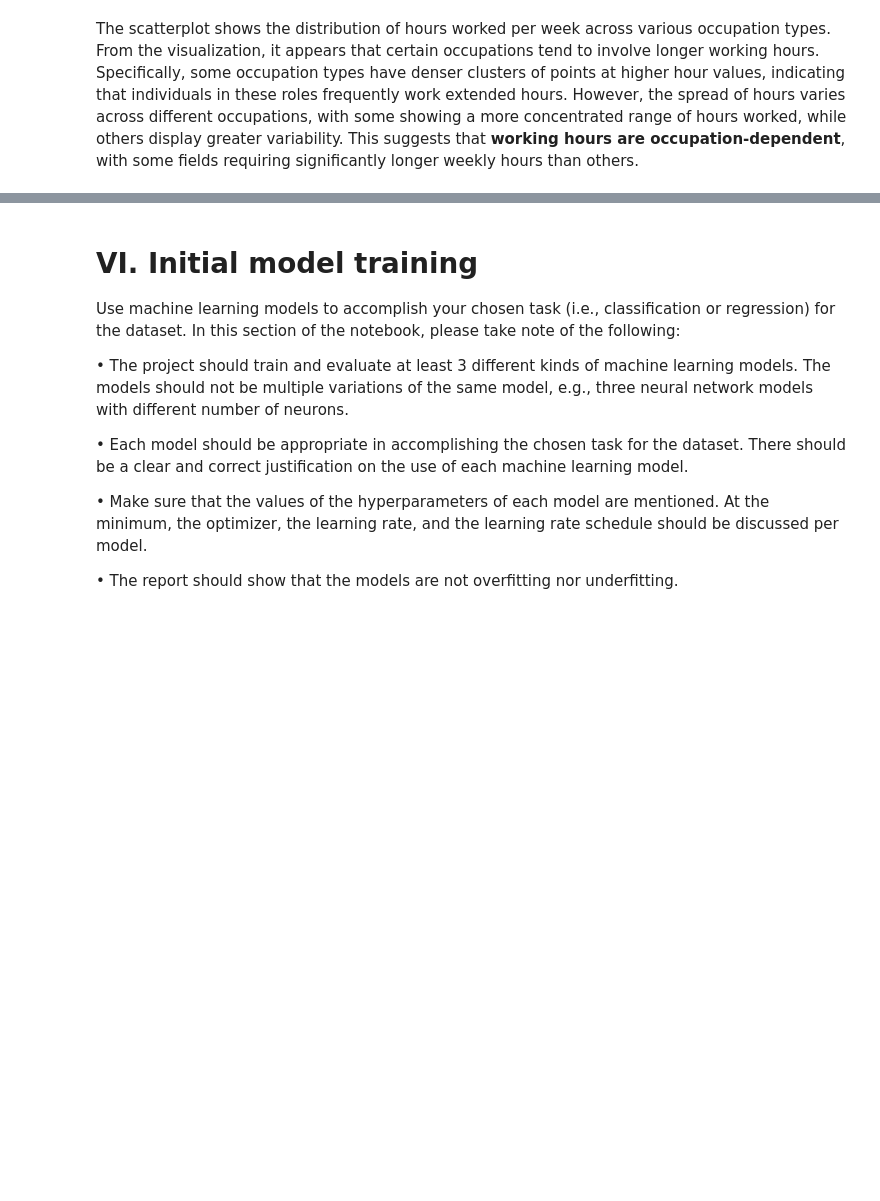
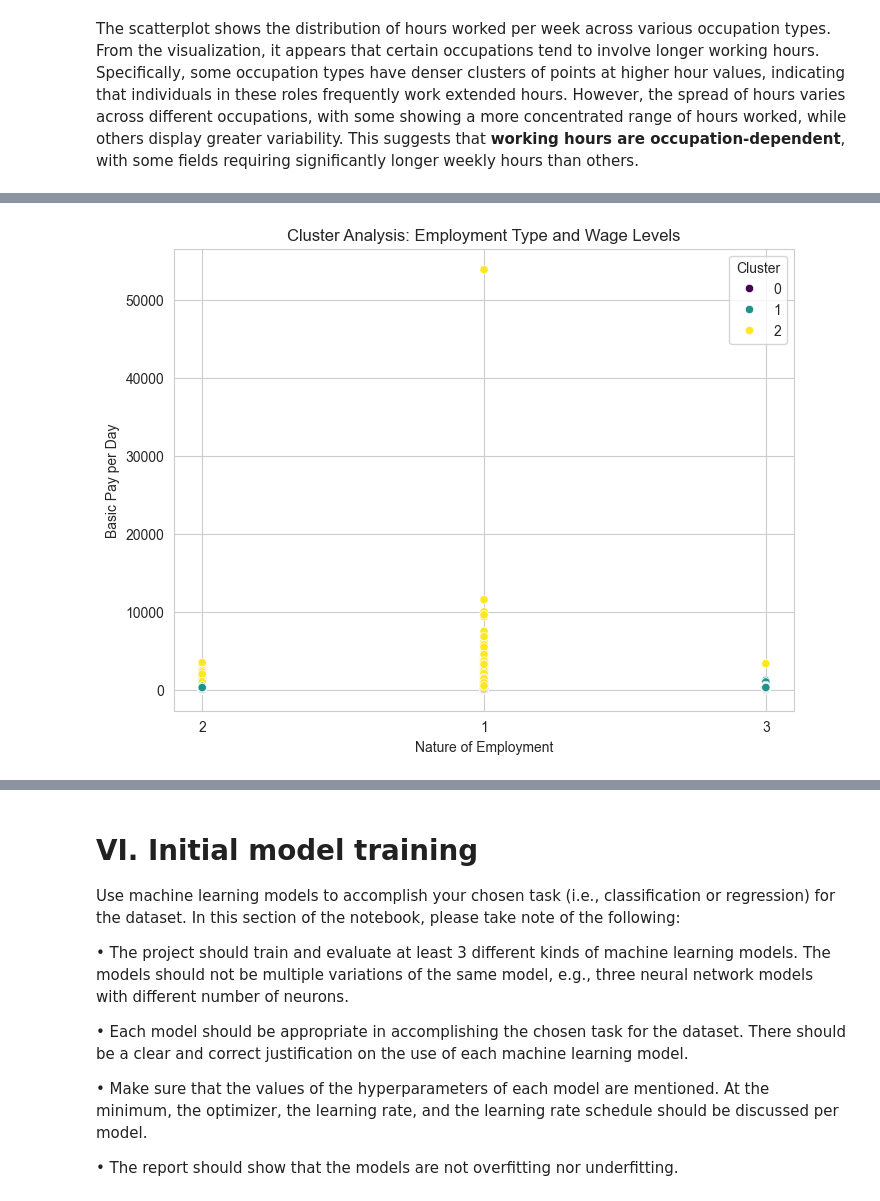
Before and after one commit to keishaleigh/STINTSYMCO, a Jupyter notebook: notebook.ipynb, the cells around one changed output, grey strips where cells are left out. Cells and saved outputs as stored; diff of their text form; code cells hidden in the pictures; blank space fills up the shorter version.

```diff
--- a/notebook.ipynb
+++ b/notebook.ipynb
@@ -610,0 +650,24 @@ The scatterplot shows the distribution of hours worked per week across various o
+# %%
+from sklearn.cluster import KMeans
+from sklearn.preprocessing import StandardScaler
+# Select relevant columns
+columns = ["PUFC17_NATEM", "PUFC23_PCLASS", "PUFC25_PBASIC"]
+df_cluster = laborforce_df[columns].dropna()
+
+# Standardize the data
+scaler = StandardScaler()
+df_scaled = scaler.fit_transform(df_cluster)
+
+# Apply K-Means clustering
+kmeans = KMeans(n_clusters=3, random_state=42)  # Adjust clusters as needed
+df_cluster["Cluster"] = kmeans.fit_predict(df_scaled)
+
+# Visualize clusters
+plt.figure(figsize=(8, 6))
+sns.scatterplot(x=df_cluster["PUFC17_NATEM"], y=df_cluster["PUFC25_PBASIC"], hue=df_cluster["Cluster"], palette="viridis")
+plt.xlabel("Nature of Employment")
+plt.ylabel("Basic Pay per Day")
+plt.title("Cluster Analysis: Employment Type and Wage Levels")
+plt.show()
+# %% [output]
+[figure, added]
```
Also changed, not shown: parts of 18 cells of this notebook.
